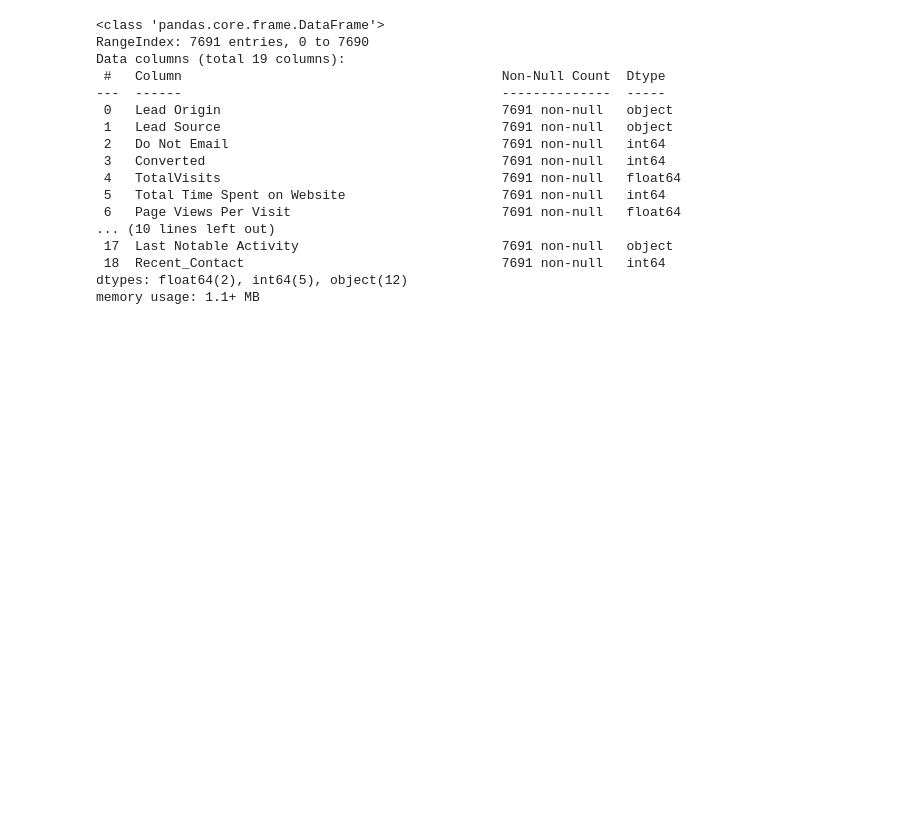
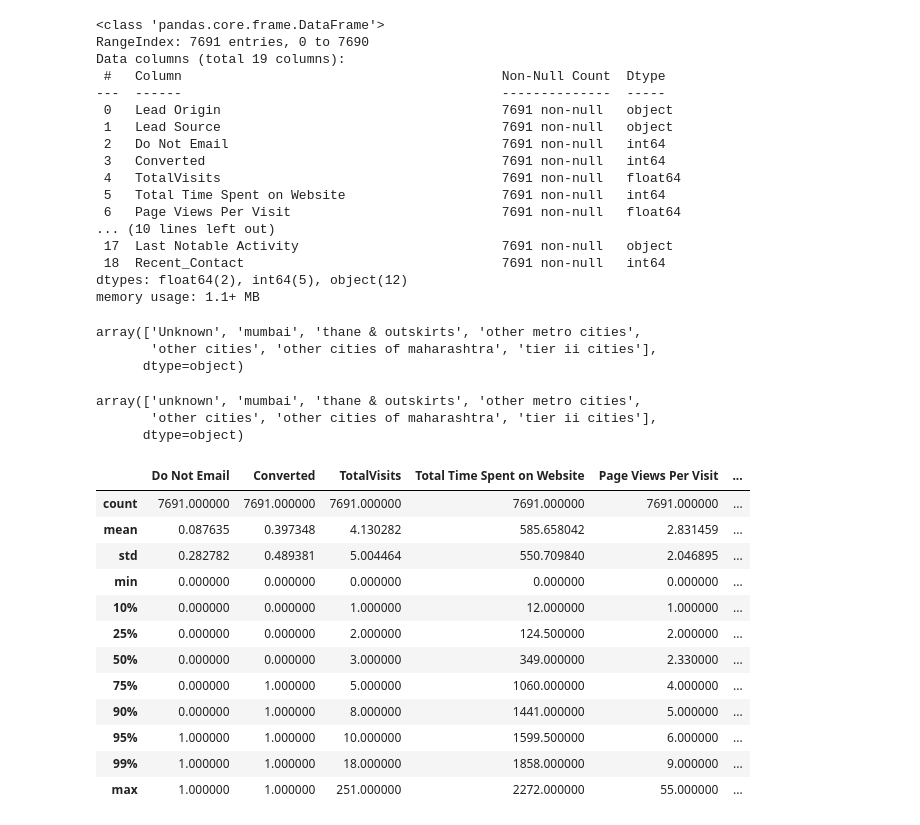
Before and after one commit to Madarakill/LS_EDU, a Jupyter notebook: Анализ набора данных.ipynb, the cells around one changed output. Cells and saved outputs as stored; diff of their text form; code cells hidden in the pictures; blank space fills up the shorter version.

```diff
--- a/Анализ набора данных.ipynb
+++ b/Анализ набора данных.ipynb
@@ -589,3 +587,9 @@ Data columns (total 19 columns):
  18  Recent_Contact                                 7691 non-null   int64
 dtypes: float64(2), int64(5), object(12)
 memory usage: 1.1+ MB
+# %%
+df['City'].astype(str).str.strip().unique()
+# %% [output]
+array(['Unknown', 'mumbai', 'thane & outskirts', 'other metro cities',
+       'other cities', 'other cities of maharashtra', 'tier ii cities'],
+      dtype=object)
@@ -591,0 +600,22 @@ memory usage: 1.1+ MB
+# %%
+df['City'].astype(str).str.strip().unique()
+# %% [output]
+array(['unknown', 'mumbai', 'thane & outskirts', 'other metro cities',
+       'other cities', 'other cities of maharashtra', 'tier ii cities'],
+      dtype=object)
+# %%
+df.describe(percentiles=[.1,.5,.25,.75,.90,.95,.99])
+# %% [output]
+|  | Do Not Email | Converted | TotalVisits | Total Time Spent on Website | Page Views Per Visit | ... |
+| count | 7691.000000 | 7691.000000 | 7691.000000 | 7691.000000 | 7691.000000 | ... |
+| mean | 0.087635 | 0.397348 | 4.130282 | 585.658042 | 2.831459 | ... |
+| std | 0.282782 | 0.489381 | 5.004464 | 550.709840 | 2.046895 | ... |
+| min | 0.000000 | 0.000000 | 0.000000 | 0.000000 | 0.000000 | ... |
+| 10% | 0.000000 | 0.000000 | 1.000000 | 12.000000 | 1.000000 | ... |
+| 25% | 0.000000 | 0.000000 | 2.000000 | 124.500000 | 2.000000 | ... |
+| 50% | 0.000000 | 0.000000 | 3.000000 | 349.000000 | 2.330000 | ... |
+| 75% | 0.000000 | 1.000000 | 5.000000 | 1060.000000 | 4.000000 | ... |
+| 90% | 0.000000 | 1.000000 | 8.000000 | 1441.000000 | 5.000000 | ... |
+| 95% | 1.000000 | 1.000000 | 10.000000 | 1599.500000 | 6.000000 | ... |
+| 99% | 1.000000 | 1.000000 | 18.000000 | 1858.000000 | 9.000000 | ... |
+| max | 1.000000 | 1.000000 | 251.000000 | 2272.000000 | 55.000000 | ... |
```
Also changed, not shown: parts of 6 cells of this notebook.
